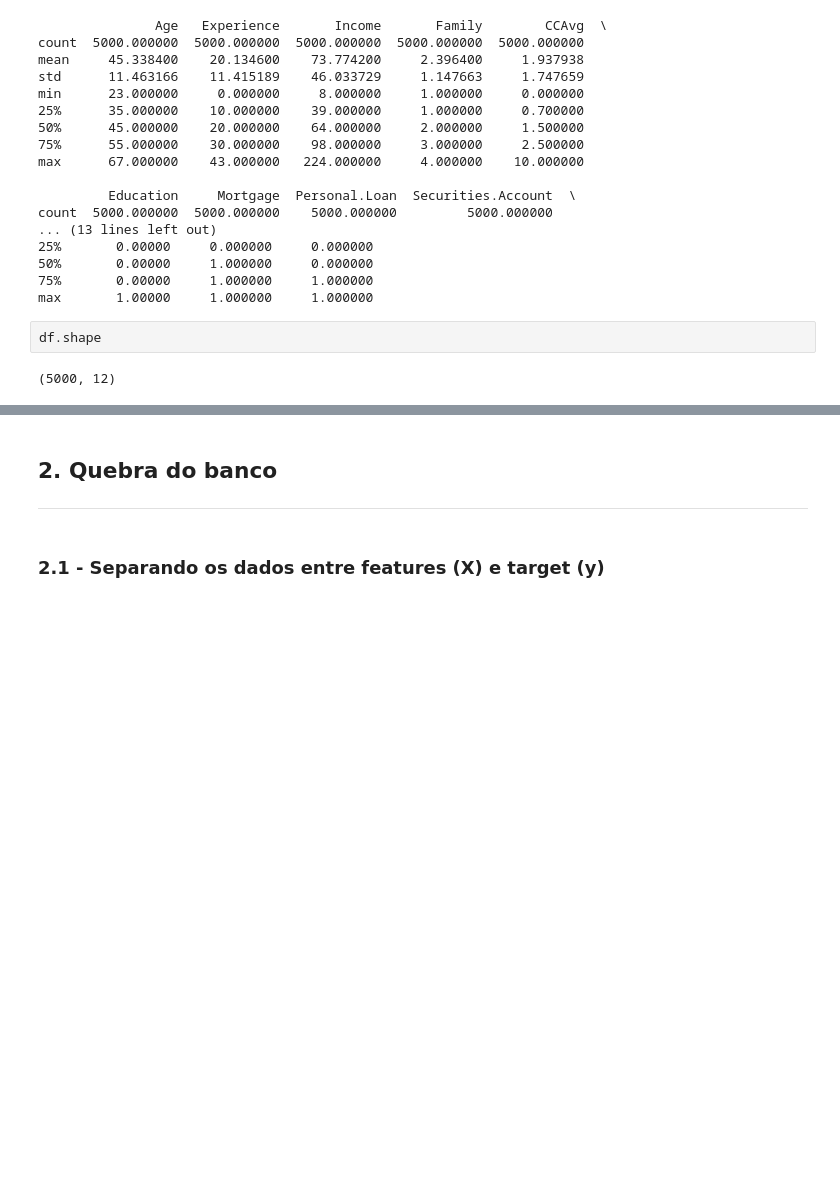
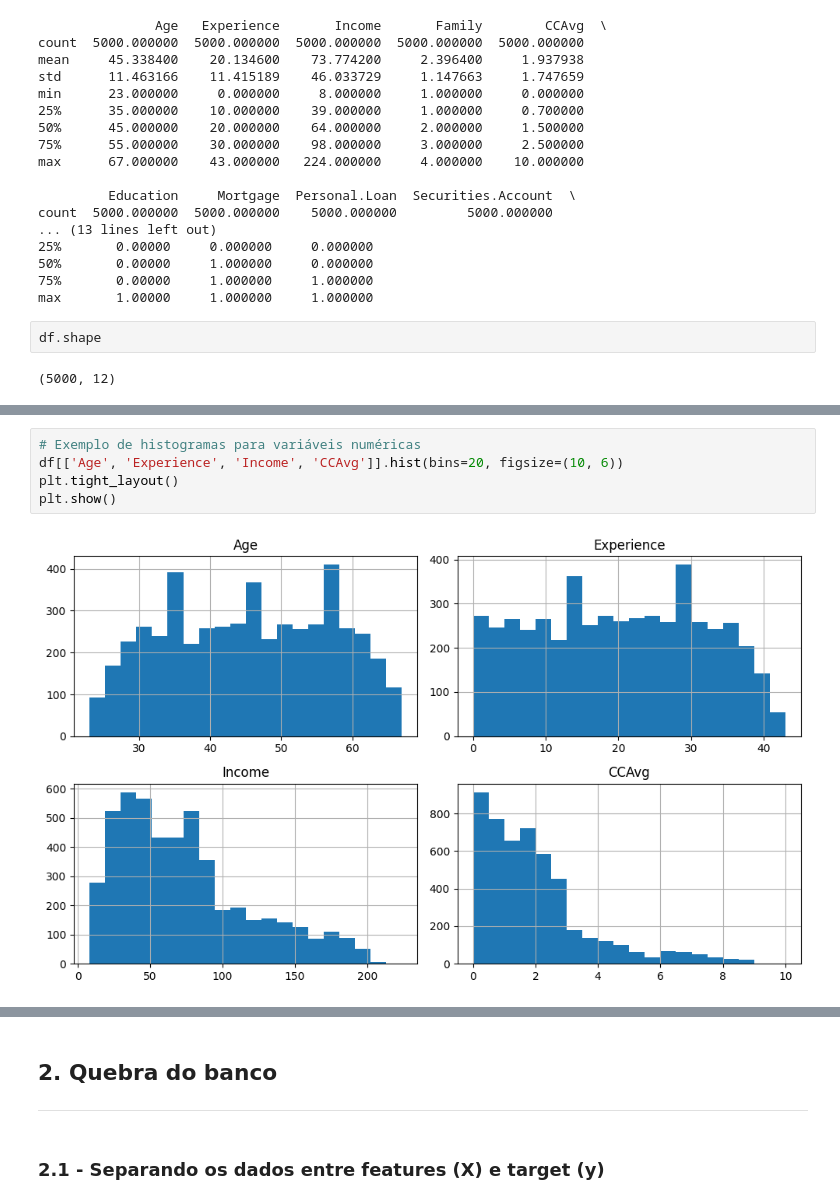
Before and after one commit to KesleyJS/TrabalhoML, a Jupyter notebook: TrabalhoPratico/notebook/trabalhoPratico.ipynb, the cells around one changed output, grey strips where cells are left out. Cells and saved outputs as stored; diff of their text form; blank space fills up the shorter version.

```diff
--- a/TrabalhoPratico/notebook/trabalhoPratico.ipynb
+++ b/TrabalhoPratico/notebook/trabalhoPratico.ipynb
@@ -209,0 +225,7 @@ df.shape
+# %%
+# Exemplo de histogramas para variáveis numéricas
+df[['Age', 'Experience', 'Income', 'CCAvg']].hist(bins=20, figsize=(10, 6))
+plt.tight_layout()
+plt.show()
+# %% [output]
+[figure, added]
```
Also changed, not shown: parts of 9 cells of this notebook.
